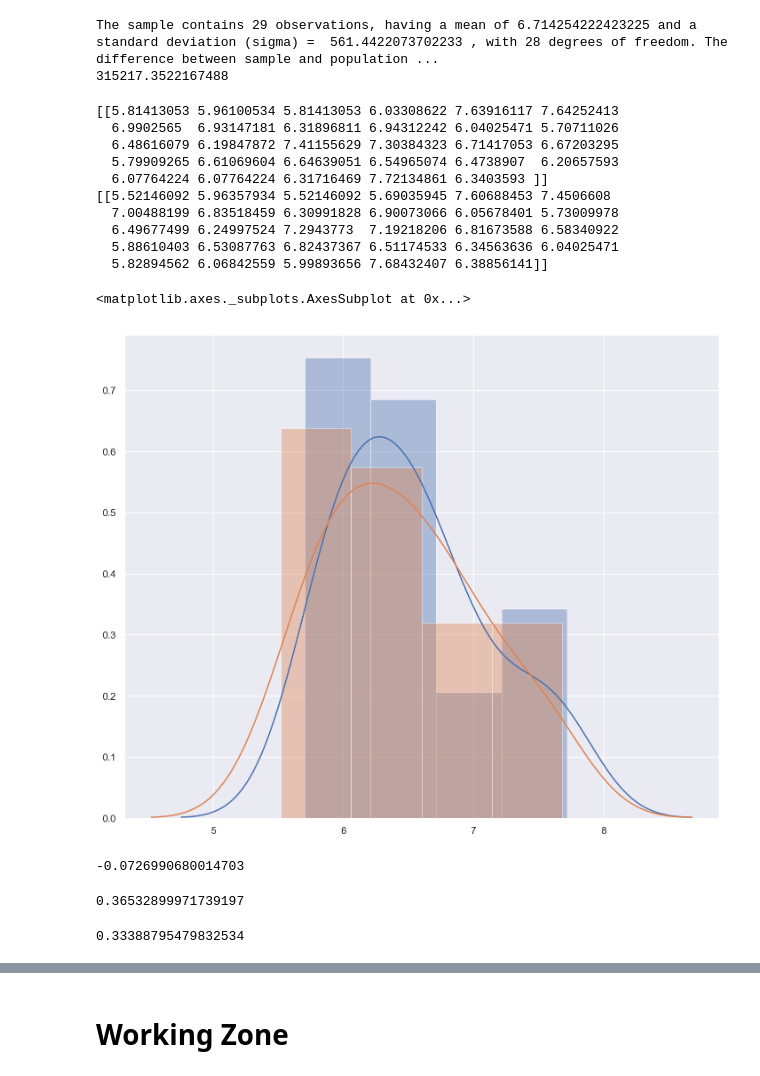
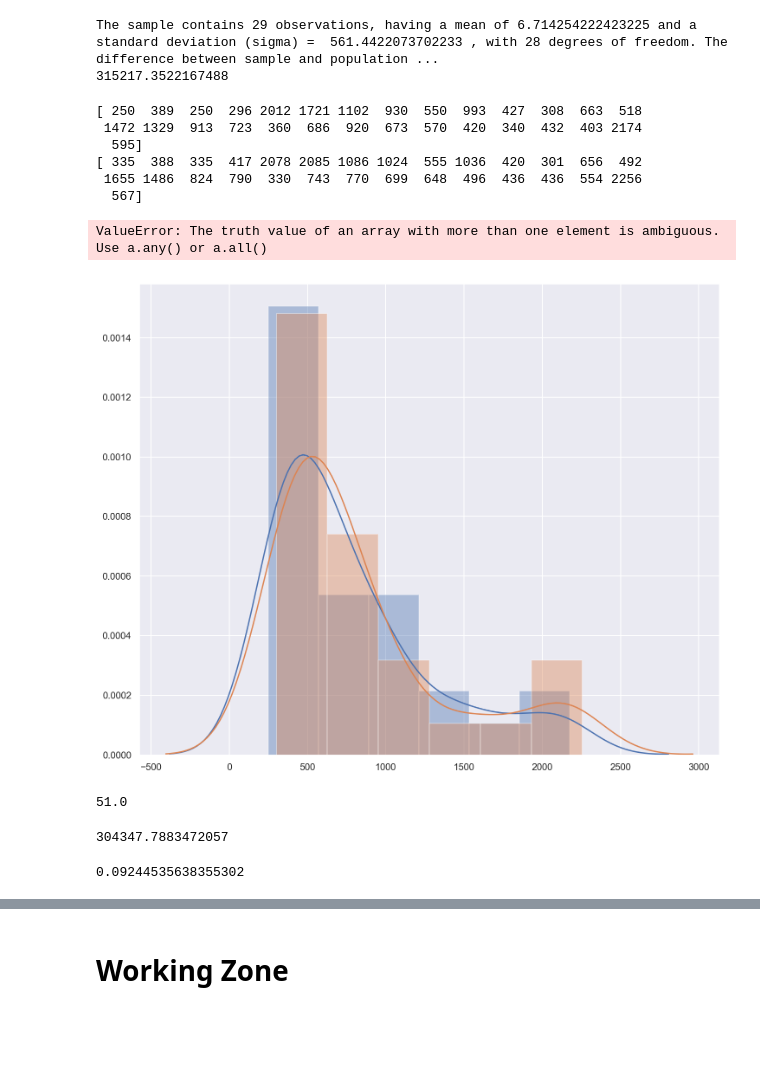
Before and after one commit to zapatos24/Mod_3_Final_Project, a Jupyter notebook: final.ipynb, the cells around one changed output, grey strips where cells are left out. Saved outputs shown, nothing was run; the diff lists cells and outputs as text; code cells hidden in the pictures; blank space fills up the shorter version.

```diff
--- a/final.ipynb
+++ b/final.ipynb
@@ -558,22 +561,18 @@ sns.set_style('whitegrid')
 %matplotlib inline
 # %%
 #logs of all crime in 2017(control), then 2014(experimental)
-control = np.log(np.array([final_df_income_pop.loc[:,"2017_all_crime"]]))
+control = np.array(final_df_income_pop.loc[:,"2014_all_crime"])
 
-experimental = np.log(np.array([final_df_income_pop.loc[:,"2014_all_crime"]]))
-print(control)
-print(experimental)
+experimental = np.array(final_df_income_pop.loc[:,"2017_all_crime"])
+print((control))
+print((experimental))
 # %% [output]
-[[5.81413053 5.96100534 5.81413053 6.03308622 7.63916117 7.64252413
-  6.9902565  6.93147181 6.31896811 6.94312242 6.04025471 5.70711026
-  6.48616079 6.19847872 7.41155629 7.30384323 6.71417053 6.67203295
-  5.79909265 6.61069604 6.64639051 6.54965074 6.4738907  6.20657593
-  6.07764224 6.07764224 6.31716469 7.72134861 6.3403593 ]]
-[[5.52146092 5.96357934 5.52146092 5.69035945 7.60688453 7.4506608
-  7.00488199 6.83518459 6.30991828 6.90073066 6.05678401 5.73009978
-  6.49677499 6.24997524 7.2943773  7.19218206 6.81673588 6.58340922
-  5.88610403 6.53087763 6.82437367 6.51174533 6.34563636 6.04025471
-  5.82894562 6.06842559 5.99893656 7.68432407 6.38856141]]
+[ 250  389  250  296 2012 1721 1102  930  550  993  427  308  663  518
+ 1472 1329  913  723  360  686  920  673  570  420  340  432  403 2174
+  595]
+[ 335  388  335  417 2078 2085 1086 1024  555 1036  420  301  656  492
+ 1655 1486  824  790  330  743  770  699  648  496  436  436  554 2256
+  567]
 # %%
 # Mean_Crime_After_Legal - (Mean_Crime_Before_Legal)
 # %%
@@ -582,13 +581,13 @@ print(experimental)
 # %%
 sns.set(color_codes=True)
 sns.set(rc={'figure.figsize':(12,10)})
 #sns.distplot(np.log(final_df_income_pop["2017_all_crime"])) # Blue distribution
-sns.distplot(((control)))
-sns.distplot(((experimental)))
+sns.distplot(control)
+sns.distplot(experimental)
 # Green distribution
 # %% [output]
-<matplotlib.axes._subplots.AxesSubplot at 0x...>
+ValueError: The truth value of an array with more than one element is ambiguous. Use a.any() or a.all()
-[figure, old version]
+[figure, new version]
 # %%
 # Difference between distribution means
 #pop mean
@@ -599,7 +598,7 @@ e_mean= experimental.mean()
 experimental.mean() - control.mean()
 e_mean-c_mean
 # %% [output]
--0.0726990680014703
+51.0
 # %%
 from scipy import stats
 import numpy as np
@@ -610,10 +609,12 @@ alpha=.05
 sigma = np.std(experimental)
 
 # Degrees of freedom
-df = n - 1
+df = (n - 1)
 
 print(experimental.var())
 control.var()
+effect_size= 51/sigma
+effect_size
 # %% [output]
-0.36532899971739197
+304347.7883472057
-0.33388795479832534
+0.09244535638355302
```
Also changed, not shown: parts of 29 cells of this notebook, 1 other file.
